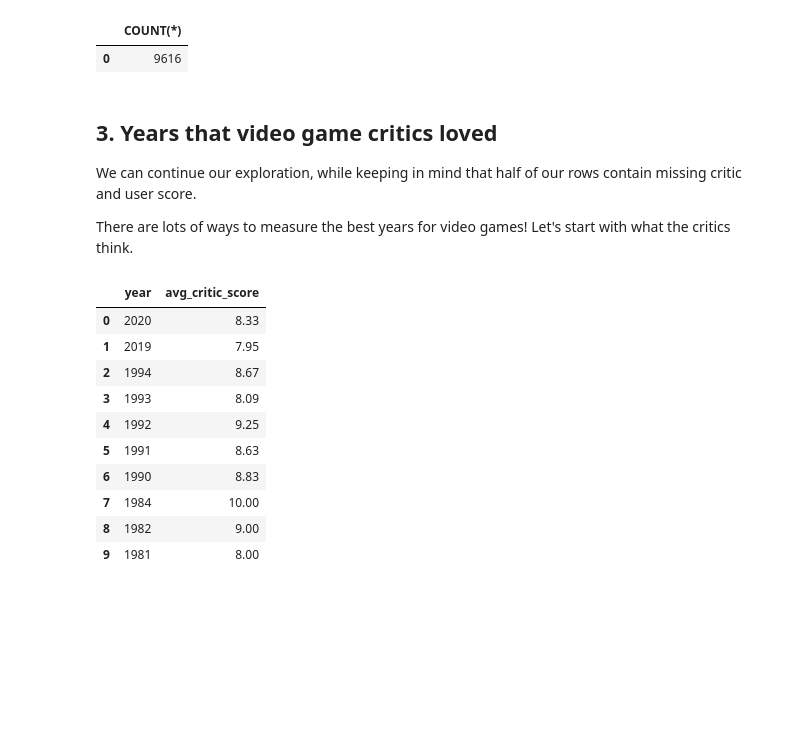
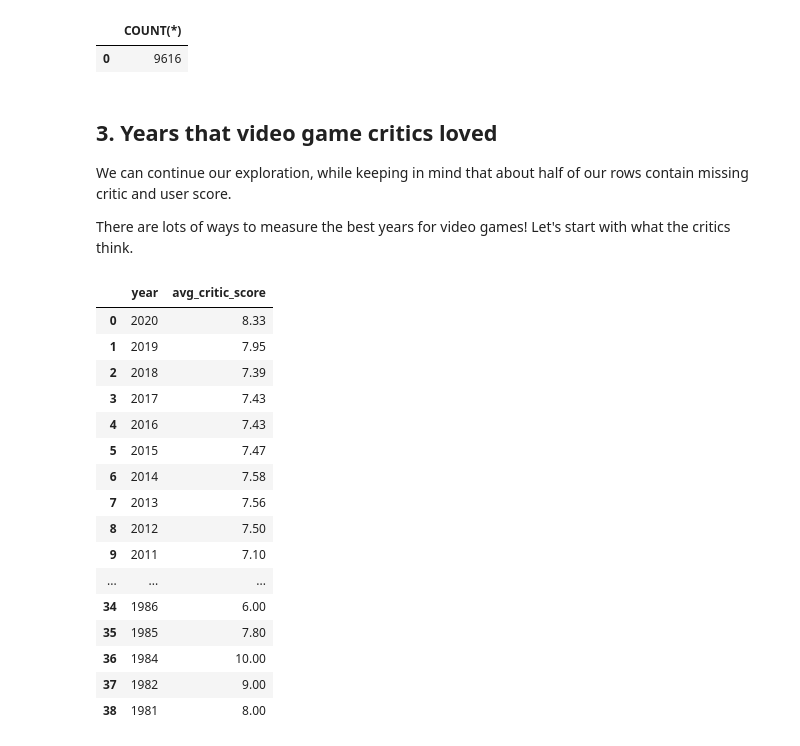
Before and after one commit to kbdv/videogame_sales, a Jupyter notebook: Python-SQL_BestVideoGames.ipynb, the cells around one changed output. Drawn from its saved outputs; the diff is of its cells as text; code cells hidden in the pictures; blank space fills up the shorter version.

```diff
--- a/Python-SQL_BestVideoGames.ipynb
+++ b/Python-SQL_BestVideoGames.ipynb
@@ -82,61 +82,59 @@ display(pd.read_sql(query, con=e))
 | 0 | 9616 |
 # %% [markdown]
 ## 3. Years that video game critics loved
-<p>We can continue our exploration, while keeping in mind that half of our rows contain missing critic and user score. </p>
+<p>We can continue our exploration, while keeping in mind that about half of our rows contain missing critic and user score. </p>
 <p>There are lots of ways to measure the best years for video games! Let's start with what the critics think. </p>
 # %%
 # Select release year and average critic score for each year, rounded and aliased
 # Join the game_sales and reviews tables
 # Group by release year
-# Order the data from highest to lowest avg_critic_score and limit to 10 results (make sure to exclude any NULL result)
+# Order the data from highest to lowest avg_critic_score (make sure to exclude any NULL result)
 
 query='''
 SELECT
     year,
     ROUND(AVG(critic_score), 2) AS avg_critic_score
 FROM reviews
 NATURAL JOIN game_sales
 GROUP BY year
     HAVING AVG(critic_score) IS NOT NULL
-ORDER BY avg_critic_score DESC
-LIMIT 10;
+ORDER BY avg_critic_score DESC;
 '''
-
-
-'''N.B. By default in Snowflake, using an aggregate function will only consider the values that are not NULL so we don't need to specify a condition in the SELECT.
-However, there are scenarios where all the values in the grouping are NULL, resulting in a NULL aggregate.
-This is why we specify HAVING AVG(critic_score) IS NOT NULL.'''
-
 
 
 # Now order those results by year from recent to oldest.
 query2='''
 SELECT *
 FROM(
     SELECT
-    year,
-    ROUND(AVG(critic_score), 2) AS avg_critic_score
+        year,
+        ROUND(AVG(critic_score), 2) AS avg_critic_score
     FROM reviews
     NATURAL JOIN game_sales
     GROUP BY year
         HAVING AVG(critic_score) IS NOT NULL
     ORDER BY avg_critic_score DESC
-    LIMIT 10
     )
 ORDER BY year DESC;
 '''
 
 display(pd.read_sql(query2, con=e))
 # %% [output]
 |  | year | avg_critic_score |
 | 0 | 2020 | 8.33 |
 | 1 | 2019 | 7.95 |
-| 2 | 1994 | 8.67 |
-| 3 | 1993 | 8.09 |
-| 4 | 1992 | 9.25 |
-| 5 | 1991 | 8.63 |
-| 6 | 1990 | 8.83 |
-| 7 | 1984 | 10.00 |
-| 8 | 1982 | 9.00 |
-| 9 | 1981 | 8.00 |
+| 2 | 2018 | 7.39 |
+| 3 | 2017 | 7.43 |
+| 4 | 2016 | 7.43 |
+| 5 | 2015 | 7.47 |
+| 6 | 2014 | 7.58 |
+| 7 | 2013 | 7.56 |
+| 8 | 2012 | 7.50 |
+| 9 | 2011 | 7.10 |
+| ... | ... | ... |
+| 34 | 1986 | 6.00 |
+| 35 | 1985 | 7.80 |
+| 36 | 1984 | 10.00 |
+| 37 | 1982 | 9.00 |
+| 38 | 1981 | 8.00 |
 # %% [markdown]
```
Also changed, not shown: parts of 13 cells of this notebook, 3 other files.
